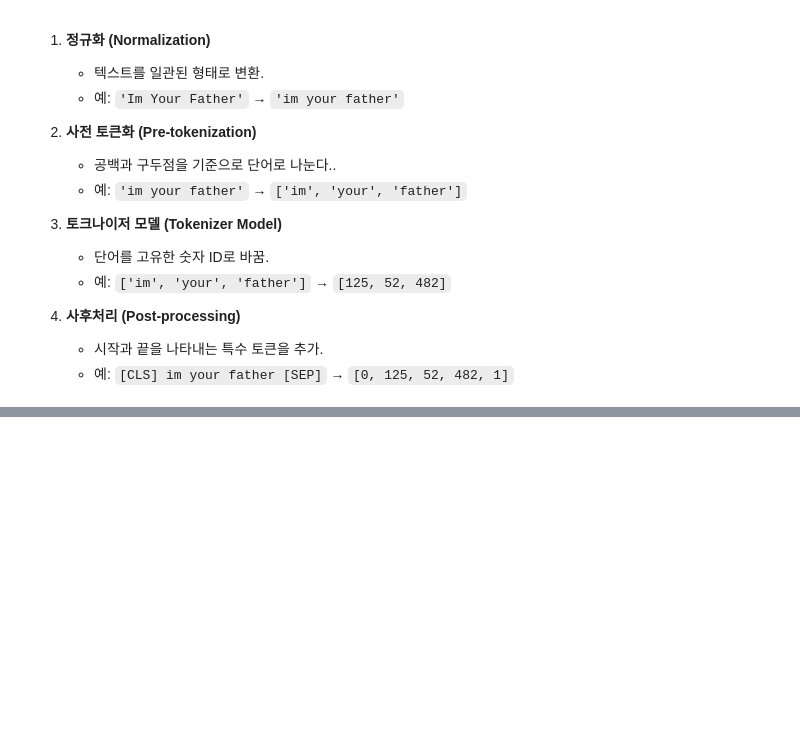
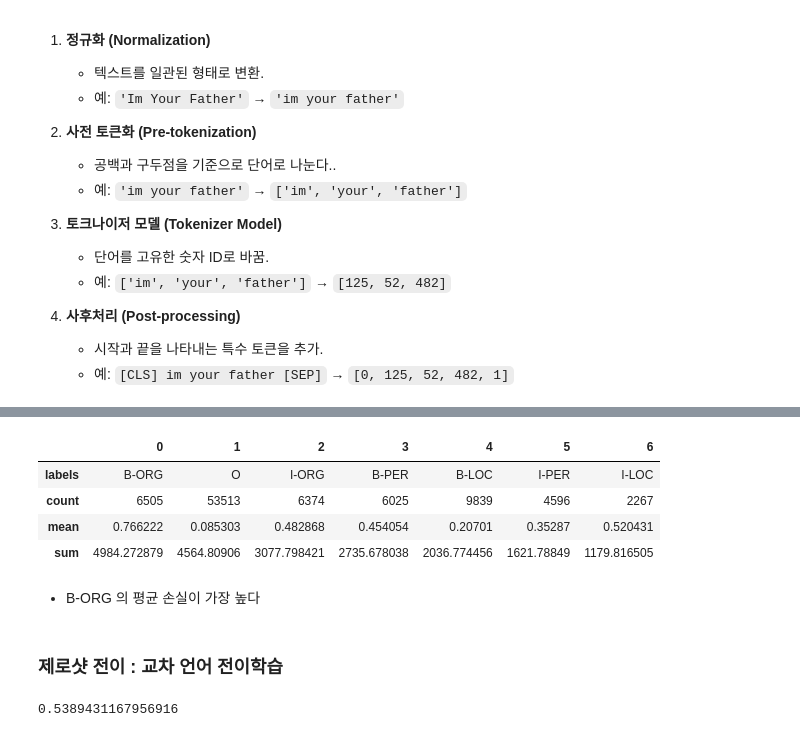
Before and after one commit to tommyjin2894/ai_study_transformer, a Jupyter notebook: 04_NER(다중_언어_개체명_인식).ipynb, the cells around one changed output, grey strips where cells are left out. Saved outputs shown, nothing was run; the diff lists cells and outputs as text; code cells hidden in the pictures; blank space fills up the shorter version.

```diff
--- a/04_NER(다중_언어_개체명_인식).ipynb
+++ b/04_NER(다중_언어_개체명_인식).ipynb
@@ -410,0 +627,20 @@ model = XLMRobertaForTokenClassification.from_pretrained(xlmrmodel, config=xlmr_
+# %%
+(
+    df_tokens.groupby("labels")[["loss"]]
+    .agg(["count","mean","sum"])
+    .droplevel(level=0, axis=1) # 멀티 컬럼 삭제
+    .sort_values(by="sum", ascending=False)
+    .reset_index()
+    .head(10)
+    .T
+)
+# %% [output]
+|  | 0 | 1 | 2 | 3 | 4 | 5 | 6 |
+| labels | B-ORG | O | I-ORG | B-PER | B-LOC | I-PER | I-LOC |
+| count | 6505 | 53513 | 6374 | 6025 | 9839 | 4596 | 2267 |
+| mean | 0.766222 | 0.085303 | 0.482868 | 0.454054 | 0.20701 | 0.35287 | 0.520431 |
+| sum | 4984.272879 | 4564.80906 | 3077.798421 | 2735.678038 | 2036.774456 | 1621.78849 | 1179.816505 |
+# %% [markdown]
+- B-ORG 의 평균 손실이 가장 높다
+# %% [markdown]
+### 제로샷 전이 : 교차 언어 전이학습
@@ -410,0 +653,4 @@ model = XLMRobertaForTokenClassification.from_pretrained(xlmrmodel, config=xlmr_
+# %%
+get_f1_score(trainer ,encoded_en["valiation"])
+# %% [output]
+0.5389431167956916
```
Also changed, not shown: parts of 70 cells of this notebook, 4 other files.
